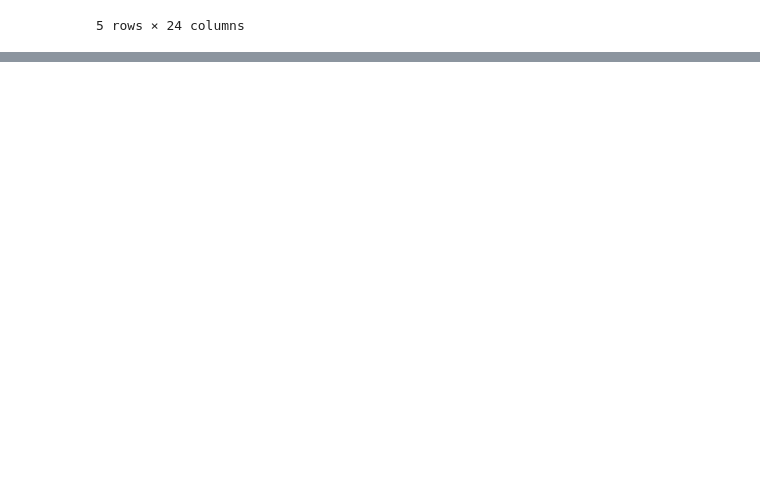
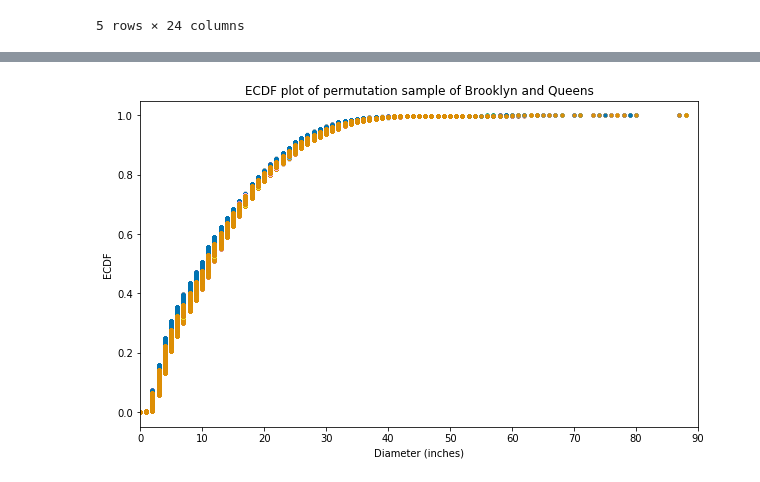
Before and after one commit to aspds18/Springboard_capstone1, a Jupyter notebook: Capstone1.ipynb, the cells around one changed output, grey strips where cells are left out. Cells and saved outputs as stored; diff of their text form; code cells hidden in the pictures; blank space fills up the shorter version.

```diff
--- a/Capstone1.ipynb
+++ b/Capstone1.ipynb
@@ -550,0 +637,8 @@ df_tree_enc.head()
+# %%
+# Define function to generate permutation sample from 2 data sets
+def perm_sample(data1,data2):
+    data=np.concatenate((data1,data2))
+    perm_data = np.random.permutation(data)
+    perm_sam1 = perm_data[:len(data1)]
+    perm_sam2 = perm_data[len(data1):]
+    return(perm_sam1, perm_sam2)
@@ -550,0 +673,28 @@ df_tree_enc.head()
+# %%
+# Apply function to data from Brooklyn and Queens, which seems to have similar distributions
+
+#ECDF of empirical data
+xb,yb=ecdf(data_brook)
+
+
+_ = plt.figure(figsize=(10,6))
+_ = plt.xlim([0,90])
+_ = plt.title('ECDF plot of permutation sample of Brooklyn and Queens')
+_ = plt.xlabel('Diameter (inches)')
+_ = plt.ylabel('ECDF')
+
+_ = plt.plot(xb,yb, marker='.', linestyle='none', label='Brooklyn data',
+                 alpha=0.02)
+_ = plt.plot(xq,yq, marker='.', linestyle='none', label='Queens data',
+                 alpha=0.02)
+
+
+for _ in range(50):
+    sam1,sam2=perm_sample(data_brook,data_queens)
+    x1, y1 = ecdf(sam1)
+    x2, y2 = ecdf(sam2)
+    # Plot ECDFs of permutation sample
+    _ = plt.plot(x1, y1, marker='.', linestyle='none')
+    _ = plt.plot(x2, y2, marker='.', linestyle='none')
+# %% [output]
+[figure, added]
```
Also changed, not shown: parts of 17 cells of this notebook.
